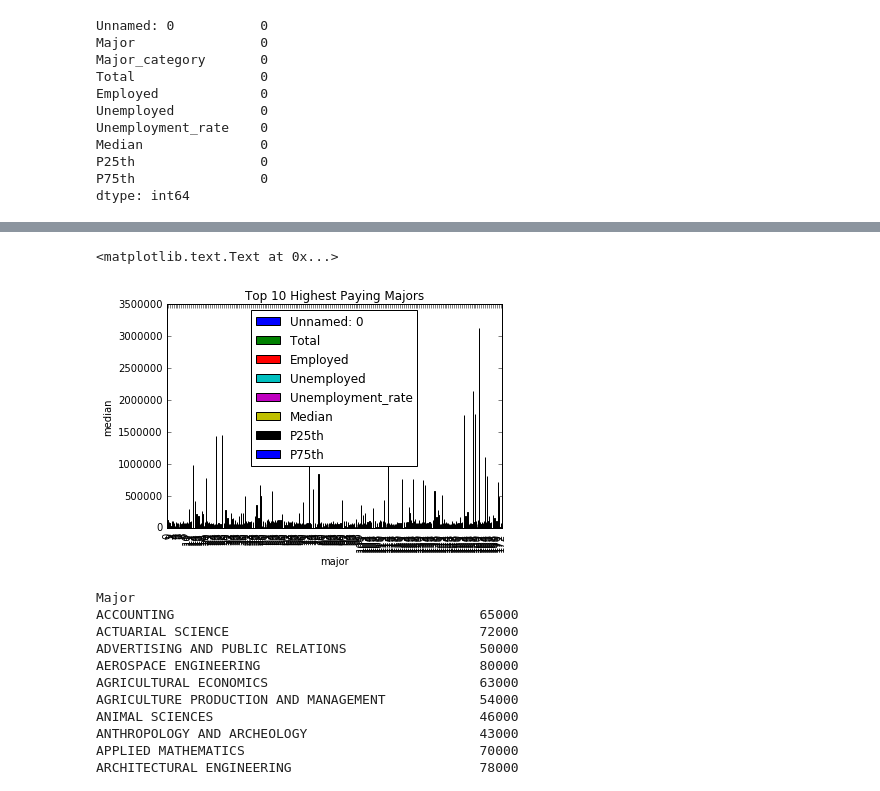
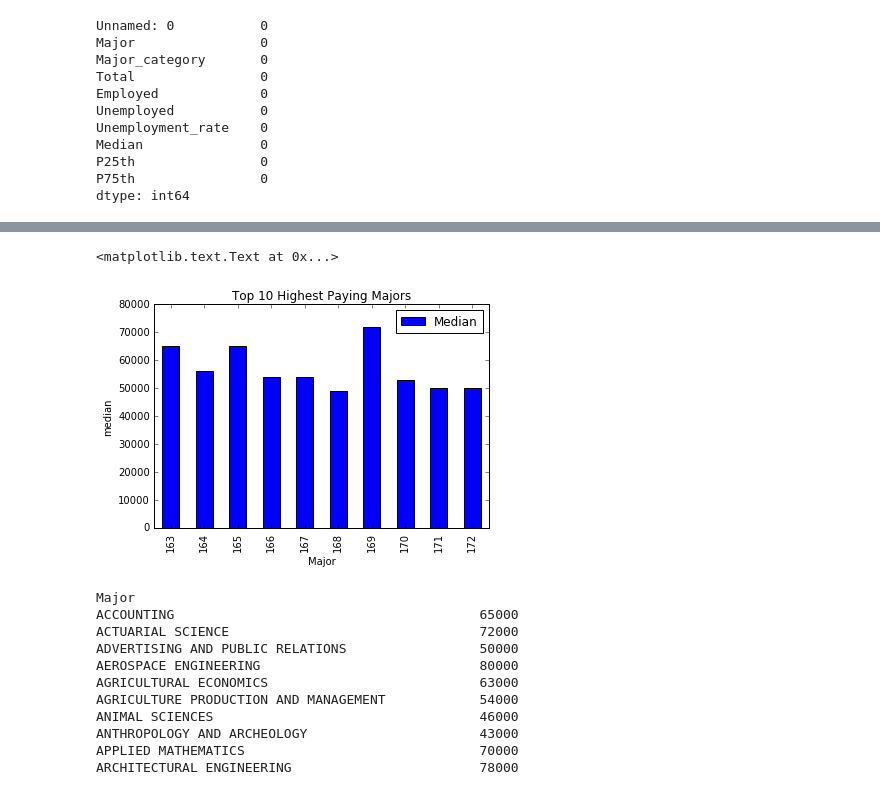
Before and after one commit to emelynchew91/sfdat22_work, a Jupyter notebook: hw1-Copy1.ipynb, the cells around one changed output, grey strips where cells are left out. Drawn from its saved outputs; the diff is of its cells as text; code cells hidden in the pictures.

```diff
--- a/hw1-Copy1.ipynb
+++ b/hw1-Copy1.ipynb
@@ -236,8 +236,9 @@ P75th                0
 dtype: int64
 # %%
 # 3. What are the top 10 highest paying majors?
-majors.sort_index(by='Median').tail(10)
+dataframe = majors[['Major' , 'Median']].tail(10)
+dataframe
 
-
+        #majors.sort_index(by='Median').tail(10)
 # majors.groupby('Major').Median.mean().sort_index(by='Major') < why does this not work?
 # %% [output]
@@ -255,17 +256,17 @@ majors.sort_index(by='Median').tail(10)
 # %%
 # 4. Plot the data from the last question in a bar chart, include proper title, and labels!
 
 
-majors.plot(kind='bar', title='Top 10 Highest Paying Majors')
-plt.xlabel('major')
+dataframe.plot(kind='bar', title='Top 10 Highest Paying Majors')
+plt.xlabel('Major')
 plt.ylabel('median')
 
 
 # 3. What are the top 10 highest paying majors?
 #majors.sort_index(by='Median').tail(10)
 # %% [output]
 <matplotlib.text.Text at 0x...>
-[figure, old version]
+[figure, new version]
 # %%
 # 5. What is the average median salary for each major category?
 
```
Also changed, not shown: parts of 8 cells of this notebook.
